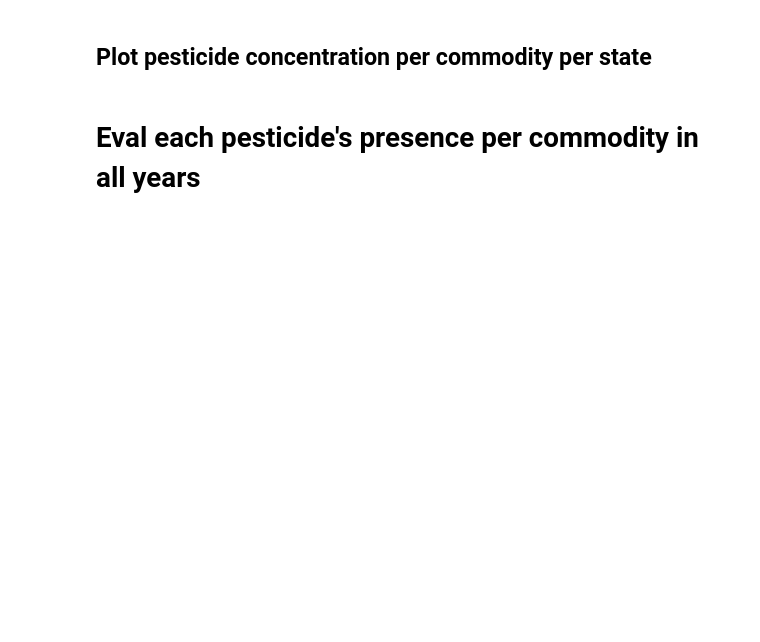
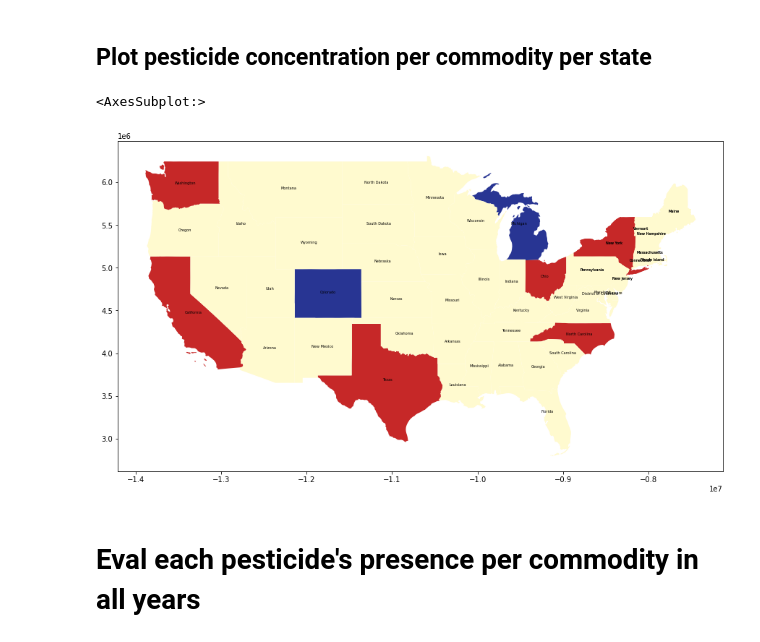
Before and after one commit to nicolastmaia/pesticides-data-science, a Jupyter notebook: index.ipynb, the cells around one changed output. Saved outputs shown, nothing was run; the diff lists cells and outputs as text; code cells hidden in the pictures; blank space fills up the shorter version.

```diff
--- a/index.ipynb
+++ b/index.ipynb
@@ -158,12 +230,15 @@ states = gpd.read_file('shapes/usa-states-census-2014.shp')
 states = states.to_crs("EPSG:3395")
 # %%
 states_colors = commod_state_concen_colors_17[['state', 'mapcolor']]
-teste2 = states.rename(columns={'STUSPS': 'state'}).merge(states_colors, on='state', how='left')
-teste3 = teste2.fillna('#fffacf')
+a = states.rename(columns={'STUSPS': 'state'}).merge(states_colors, on='state', how='left')
+b = a.fillna('#fffacf')
 # %%
 fig, ax = plt.subplots(figsize=(15,15))
 states.apply(lambda x: ax.annotate(s=x.NAME, xy=x.geometry.centroid.coords[0], ha='center', fontsize=5),axis=1);
-states.plot(ax=ax, figsize=(12,12), color=teste3['mapcolor'])
+states.plot(ax=ax, figsize=(12,12), color=b['mapcolor'])
+# %% [output]
+<AxesSubplot:>
+[figure, added]
 # %% [markdown]
 # Eval each pesticide's presence per commodity in all years
 # %%
```
Also changed, not shown: parts of 15 cells of this notebook.
